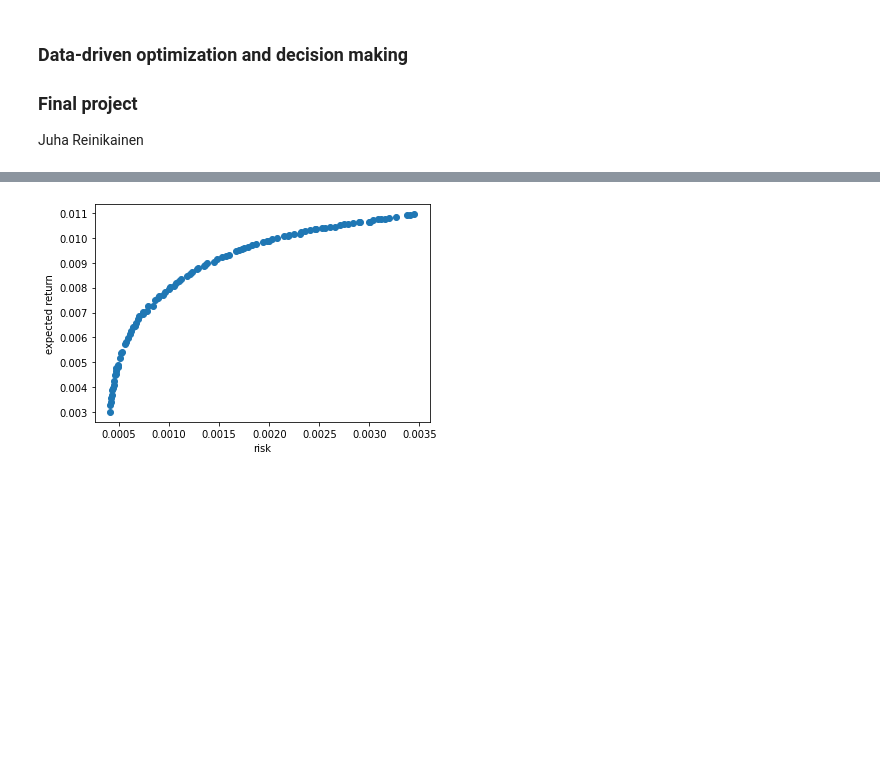
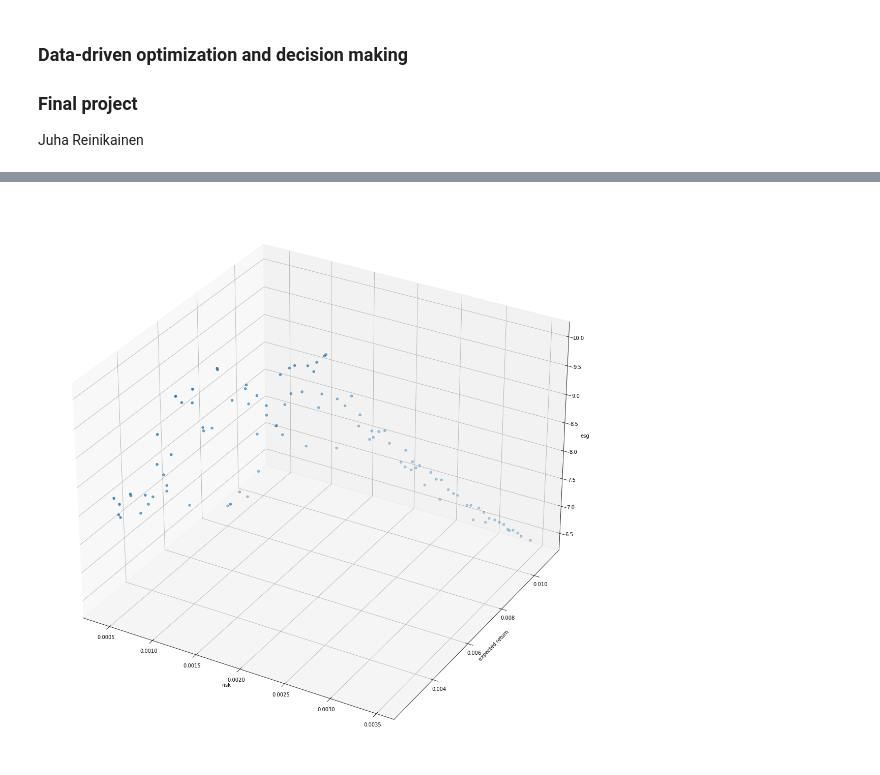
Before and after one commit to juanrein/opt, a Jupyter notebook: dataopt/final_project/reinikainen_juha_final_project.ipynb, the cells around one changed output, grey strips where cells are left out. Cells and saved outputs as stored; diff of their text form; code cells hidden in the pictures; blank space fills up the shorter version.

```diff
--- a/dataopt/final_project/reinikainen_juha_final_project.ipynb
+++ b/dataopt/final_project/reinikainen_juha_final_project.ipynb
@@ -75,12 +66,14 @@ res = minimize(problem, nsga2, ("n_gen", n_generations), seed=1, verbose = False
-# %%
-plt.scatter(res.F[:,1], -res.F[:,0], label="simple")
-# plt.scatter(resArima.F[:,1], -resArima.F[:,0], label="arima")
-plt.xlabel("risk")
-plt.ylabel("expected return")
-# plt.legend()
-plt.show()
-# %% [output]
-[figure, removed]
+# %%
+fig = plt.figure(figsize=(20,20))
+ax = fig.add_subplot(projection='3d')
+
+ax.scatter(res.F[:,1], -res.F[:,0], -res.F[:,2])
+ax.set_xlabel("risk")
+ax.set_ylabel("expected return")
+ax.set_zlabel("esg")
+plt.show()
+# %% [output]
+[figure, added]
 # %%
 Wfinal = res.X[:,:n_stocks]
 Yfinal = res.X[:,n_stocks:]
```
Also changed, not shown: parts of 5 cells of this notebook, 3 other files.
